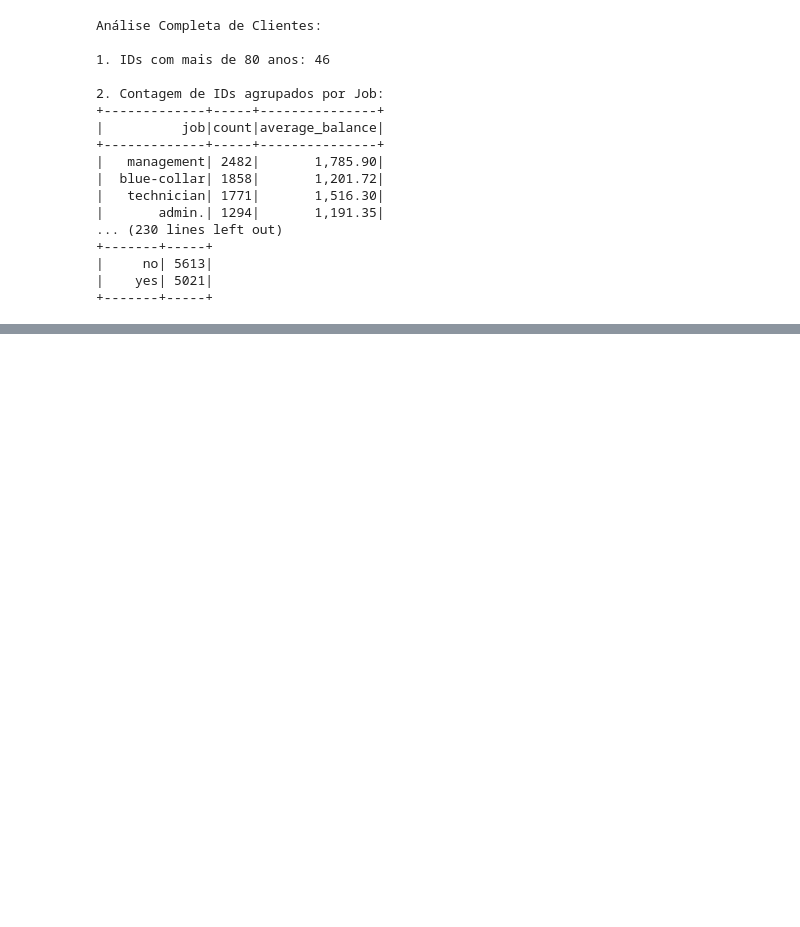
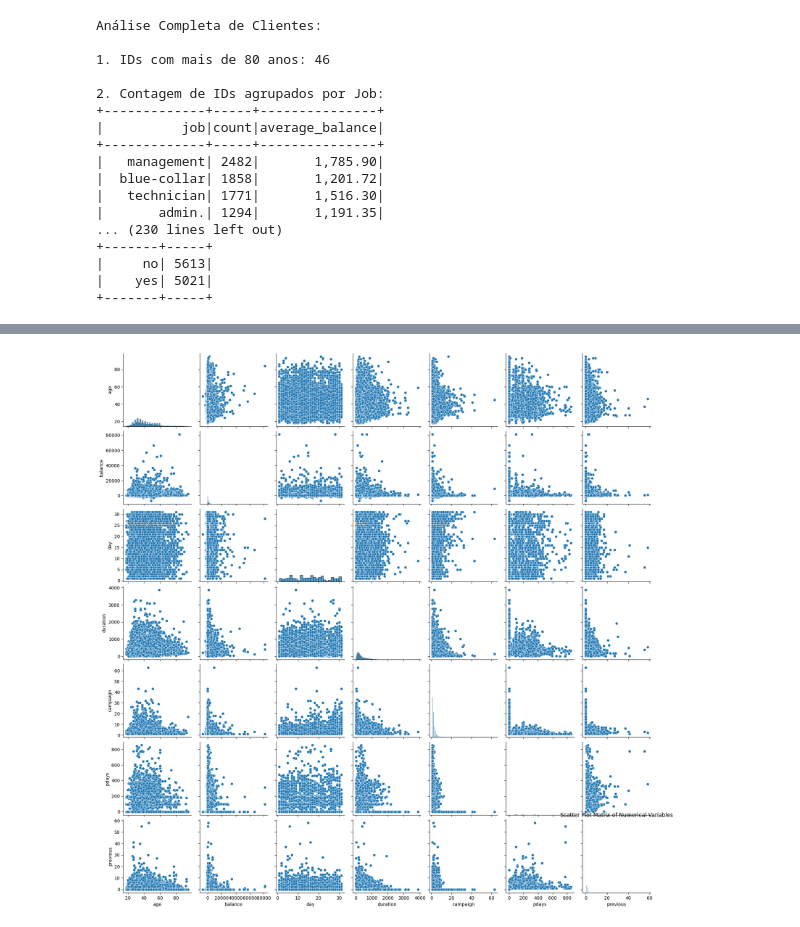
Before and after one commit to KoreTane/MKTBank, a Jupyter notebook: MKTBank.ipynb, the cells around one changed output, grey strips where cells are left out. Drawn from its saved outputs; the diff is of its cells as text; code cells hidden in the pictures; blank space fills up the shorter version.

```diff
--- a/MKTBank.ipynb
+++ b/MKTBank.ipynb
@@ -236,3 +249,22 @@ df.show()
 |       19| 49|     admin.|divorced|secondary|     no|    168|    yes| yes|não informado|  8|  may|     513|       1|   -1|       0|não informado|    yes|
 +---------+---+-----------+--------+---------+-------+-------+-------+----+-------------+---+-----+--------+--------+-----+--------+-------------+-------+
 only showing top 20 rows
+# %%
+from pyspark.sql.types import IntegerType, DoubleType
+import pandas as pd
+
+# Filtrando variáveis numéricas para o scatter plot
+numeric_vars = [
+    field.name
+    for field in df.schema.fields
+    if isinstance(field.dataType, (IntegerType, DoubleType))
+]
+# Convertendo o PySpark DataFrame para pandas DataFrame e selecionando as colunas numéricas
+pandas_df = df.select(numeric_vars).toPandas()
+
+# Iniciando a visualização com o pandas DataFrame
+sns.pairplot(pandas_df)
+plt.title('Scatter Plot Matrix of Numerical Variables')
+plt.show()
+# %% [output]
+[figure, added]
```
Also changed, not shown: parts of 2 cells of this notebook.
